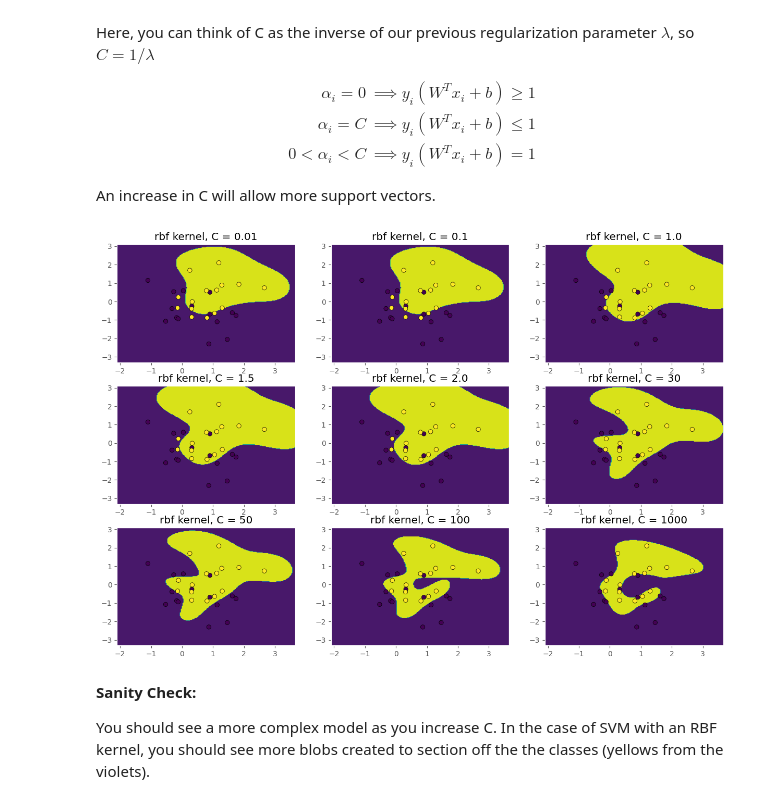
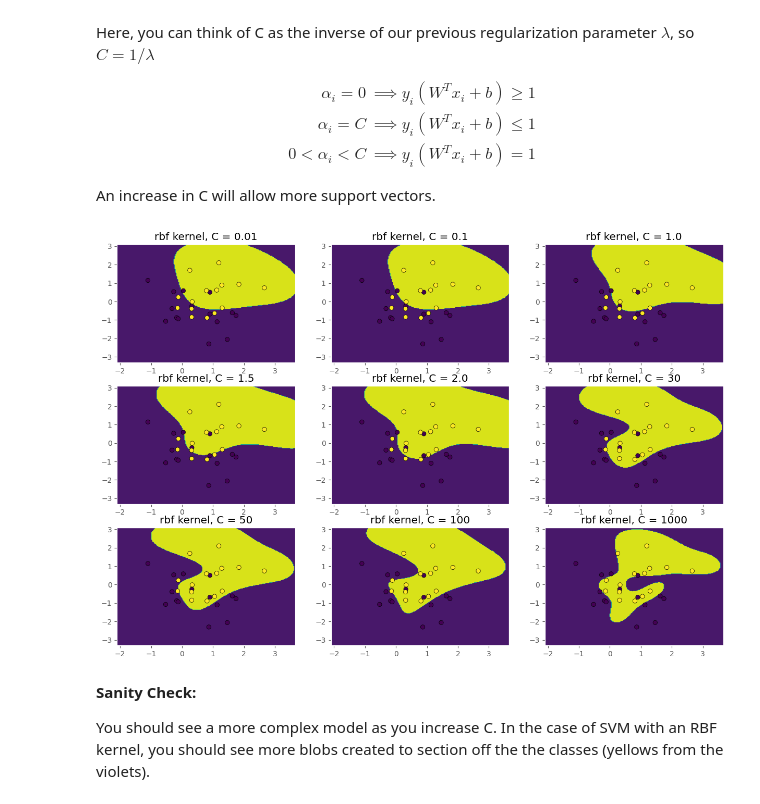
Before and after one commit to Kyle-Santos/machine-learning, a Jupyter notebook: MAC-LRN/03 - Support Vector Machines.ipynb, the cells around one changed output. Cells and saved outputs as stored; diff of their text form; code cells hidden in the pictures.

```diff
--- a/MAC-LRN/03 - Support Vector Machines.ipynb
+++ b/MAC-LRN/03 - Support Vector Machines.ipynb
@@ -396,35 +396,35 @@ y_min, y_max = X[:, 1].min() - 1, X[:, 1].max() + 1
 xx, yy = np.meshgrid(np.linspace(x_min, x_max, 200),
                      np.linspace(y_min, y_max, 200))
 
 # This will be our test set
 x_test = np.squeeze(np.stack((xx.ravel(),yy.ravel()))).T
 
 # Different values of C that we will try out
 C_vals = [0.01 , 0.1, 1.0, 1.5, 2.0, 30, 50, 100, 1000]
 
 plt.figure(figsize=(15,10))
 plt_ctr = 1
 
 for C in C_vals:
 
     # TODO : Create another SVM model with an RBF kernel. Here, vary the model to the current value of C
     ### START CODE HERE ###
-    clf = svm.SVC(kernel="rbf", C=C, gamma=1.0)
+    clf = svm.SVC(kernel="rbf", C=C)
     clf.fit(X, y)
 
     ### END CODE HERE ###
 
     Z = clf.predict(x_test)
     Z = Z.reshape(xx.shape)
     plt.subplot(3,3,plt_ctr)
     plt.contourf(xx, yy, Z)
     plt.scatter(X[:, 0], X[:, 1], c=y, edgecolors='black')
     plt.xlim([x_min,x_max])
     plt.ylim([y_min,y_max])
     plt.title("rbf kernel, C = " + str(C))
     plt_ctr += 1
 # %% [output]
-[figure, old version]
+[figure, new version]
 # %% [markdown]
 **Sanity Check:**
 
```
Also changed, not shown: parts of 2 cells of this notebook.
